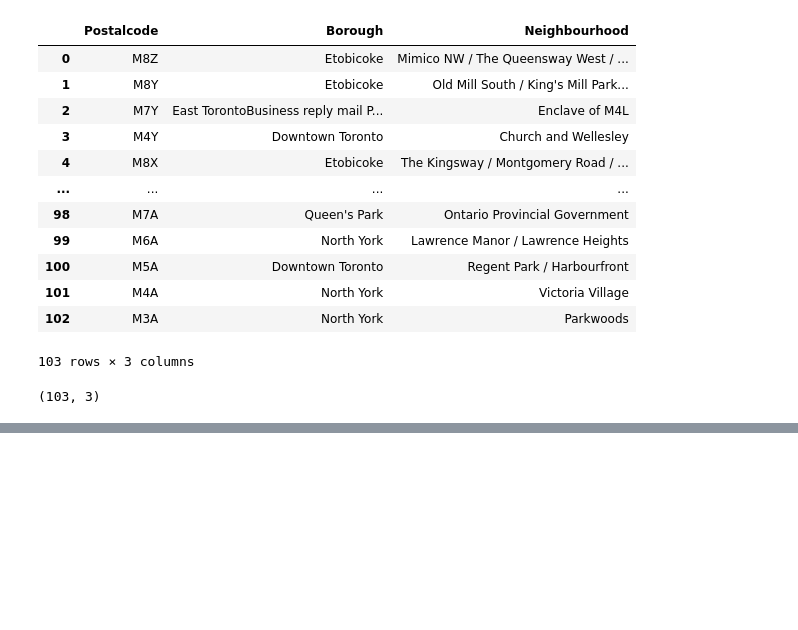
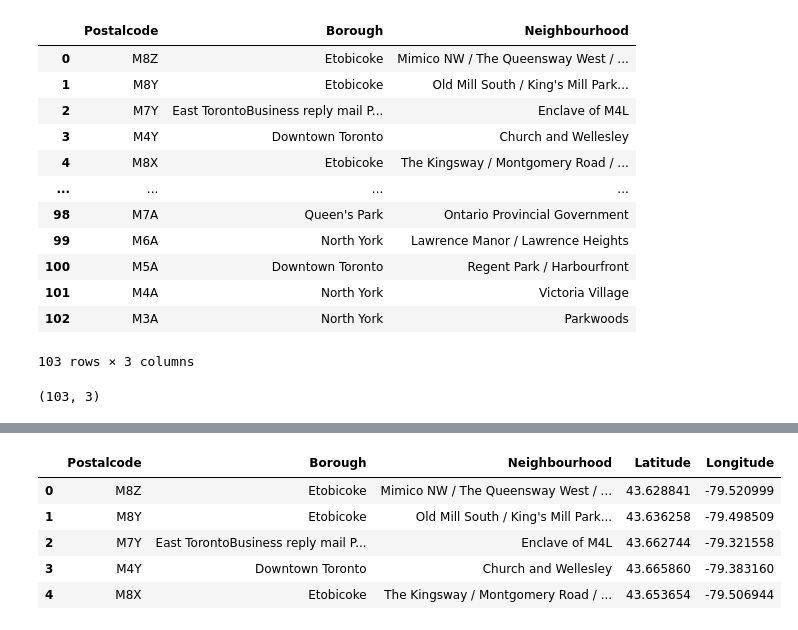
Before and after one commit to sourabhgupta2/Segmenting-and-Clustering-Neighbourhoods-in-Toronto, a Jupyter notebook: Segmenting and Clustering Neighbourhoods in Toronto-1.ipynb, the cells around one changed output, grey strips where cells are left out. Drawn from its saved outputs; the diff is of its cells as text; code cells hidden in the pictures; blank space fills up the shorter version.

```diff
--- a/Segmenting and Clustering Neighbourhoods in Toronto-1.ipynb
+++ b/Segmenting and Clustering Neighbourhoods in Toronto-1.ipynb
@@ -154,0 +167,11 @@ df2.shape
+# %%
+lat_lon.rename(columns={'Postal Code':'Postalcode'},inplace=True)
+df3 = pd.merge(df2,lat_lon,on='Postalcode')
+df3.head()
+# %% [output]
+|  | Postalcode | Borough | Neighbourhood | Latitude | Longitude |
+| 0 | M8Z | Etobicoke | Mimico NW / The Queensway West / ... | 43.628841 | -79.520999 |
+| 1 | M8Y | Etobicoke | Old Mill South / King's Mill Park... | 43.636258 | -79.498509 |
+| 2 | M7Y | East TorontoBusiness reply mail P... | Enclave of M4L | 43.662744 | -79.321558 |
+| 3 | M4Y | Downtown Toronto | Church and Wellesley | 43.665860 | -79.383160 |
+| 4 | M8X | Etobicoke | The Kingsway / Montgomery Road / ... | 43.653654 | -79.506944 |
```
Also changed, not shown: parts of 4 cells of this notebook.
